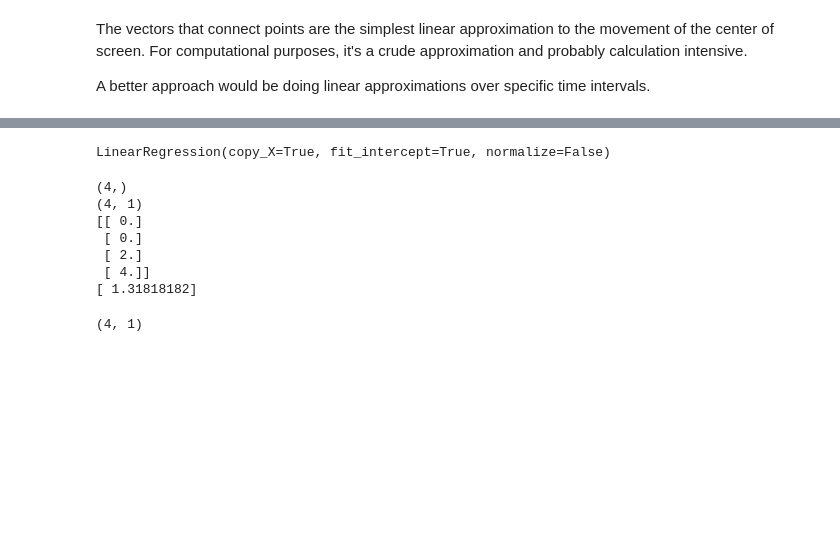
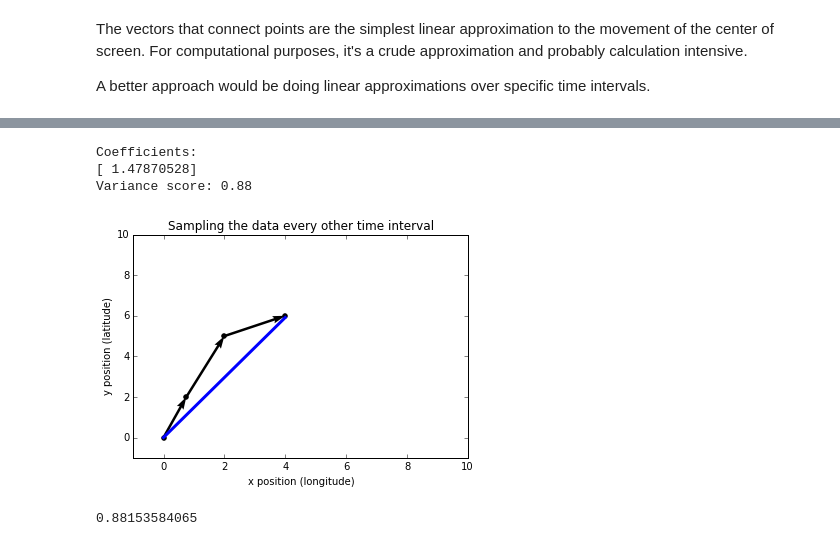
Before and after one commit to andy-esch/tilemath, a Jupyter notebook: tilePredictions.ipynb, the cells around one changed output, grey strips where cells are left out. Cells and saved outputs as stored; diff of their text form; code cells hidden in the pictures; blank space fills up the shorter version.

```diff
--- a/tilePredictions.ipynb
+++ b/tilePredictions.ipynb
@@ -82,25 +99,29 @@ def boundingBox(x0,y0,w,h):
+# %%
+regr = linear_model.LinearRegression()
+regr.fit(x2[:,np.newaxis],y2)
+print "Coefficients: \n", regr.coef_
+print "Variance score: %.2f" % regr.score(x2[:,np.newaxis],y2)
+
+
+plt.figure()
+ax = plt.gca()
+plt.scatter(x2,y2,color='black')
+ax.quiver(x2[:-1],y2[:-1],U2,V2,angles='xy',scale_units='xy',scale=1)
+plt.plot(x2,regr.predict(x2[:,np.newaxis])-regr.intercept_,color='blue',linewidth=3)
+ax.set_xlim([-1,10])
+ax.set_ylim([-1,10])
+plt.title("Sampling the data every other time interval")
+plt.ylabel("y position (latitude)")
+plt.xlabel("x position (longitude)")
+plt.draw()
+plt.show()
+# %% [output]
+Coefficients:
+[ 1.47870528]
+Variance score: 0.88
+[figure, added]
 # %%
-regr = linear_model.LinearRegression()
-regr.fit(x2[:,np.newaxis],y2)
+a = regr.score(x2[:,np.newaxis],y2)
+print a
 # %% [output]
-LinearRegression(copy_X=True, fit_intercept=True, normalize=False)
+0.88153584065
-# %%
-print np.shape(x2)
-xs = np.empty((len(x2),1))
-print np.shape(xs)
-xs[:,0] = x2
-print xs
-regr.fit(xs,y2)
-print regr.coef_
-# %% [output]
-(4,)
-(4, 1)
-[[ 0.]
- [ 0.]
- [ 2.]
- [ 4.]]
-[ 1.31818182]
-# %%
-xt = x2[:,np.newaxis]
-# %% [output]
-(4, 1)
```
Also changed, not shown: parts of 6 cells of this notebook.
